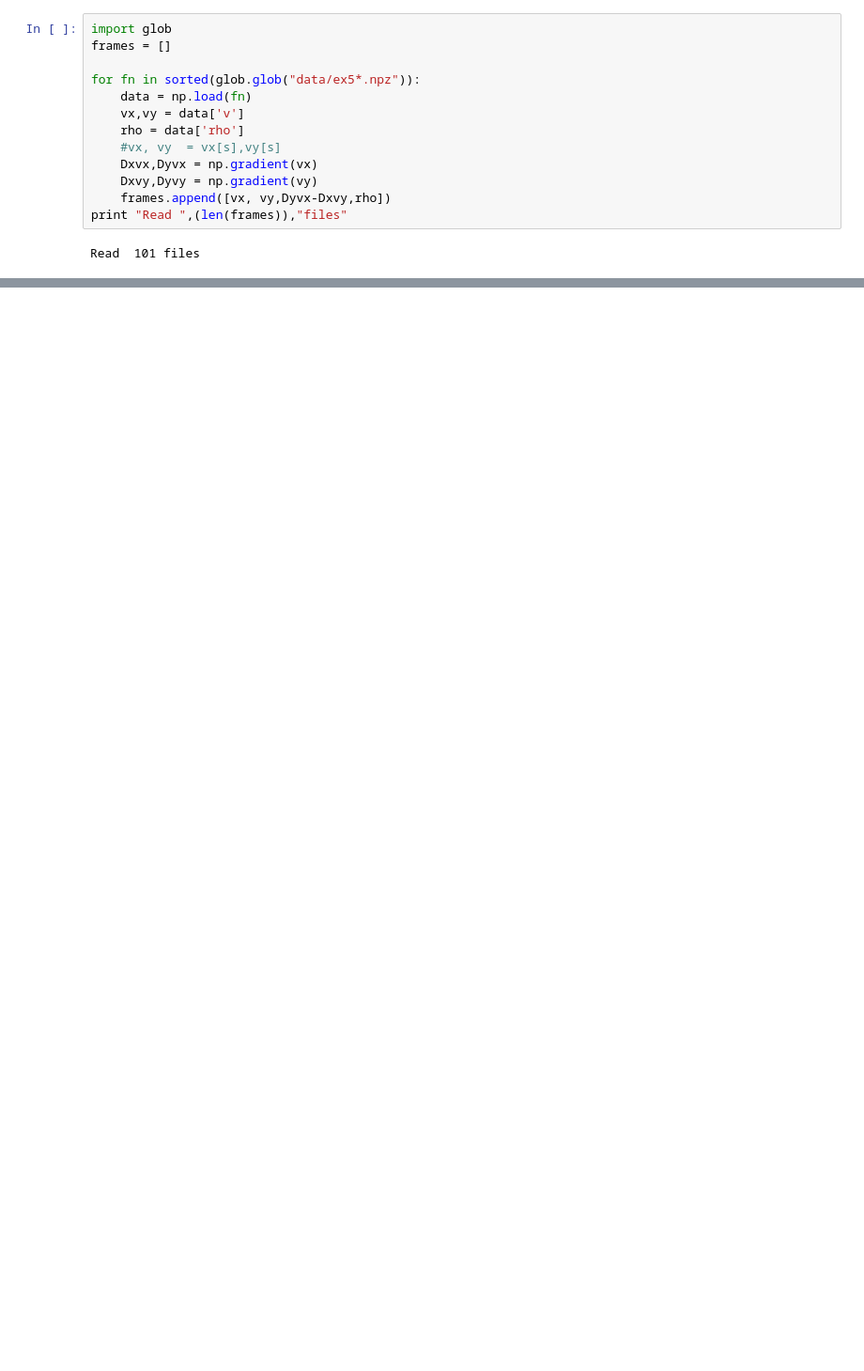
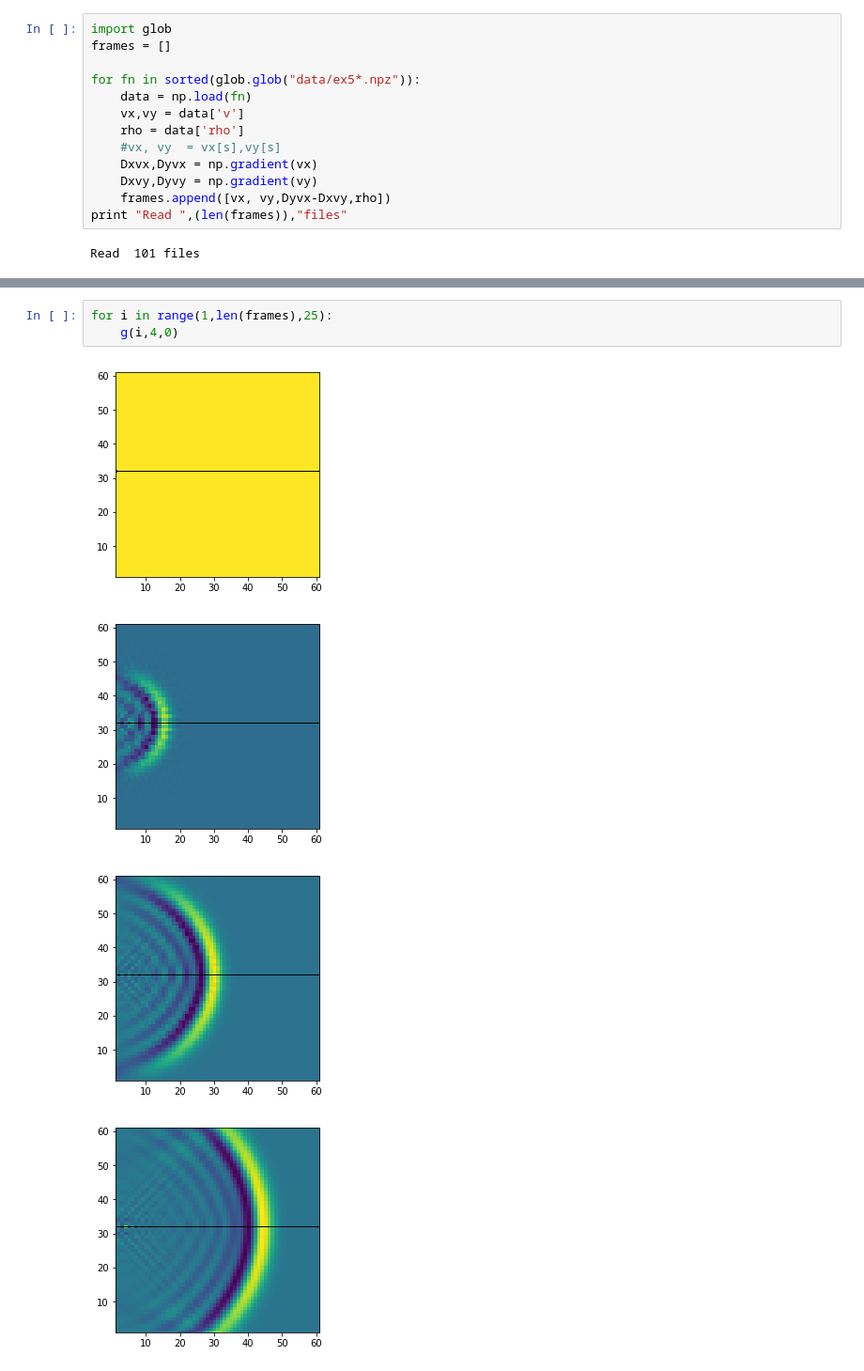
Before and after one commit to marcinofulus/LBM_tutorial, a Jupyter notebook: LBM_tutorial04.ipynb, the cells around one changed output, grey strips where cells are left out. Shown: that part at 94% size. Cells and saved outputs as stored; diff of their text form; blank space fills up the shorter version.

```diff
--- a/LBM_tutorial04.ipynb
+++ b/LBM_tutorial04.ipynb
@@ -133,0 +137,8 @@ def g(ith,figsize,sel):
+# %%
+for i in range(1,len(frames),25):
+    g(i,4,0)
+# %% [output]
+[figure, added]
+[figure, added]
+[figure, added]
+[figure, added]
```
Also changed, not shown: parts of 11 cells of this notebook, 1 other file.
